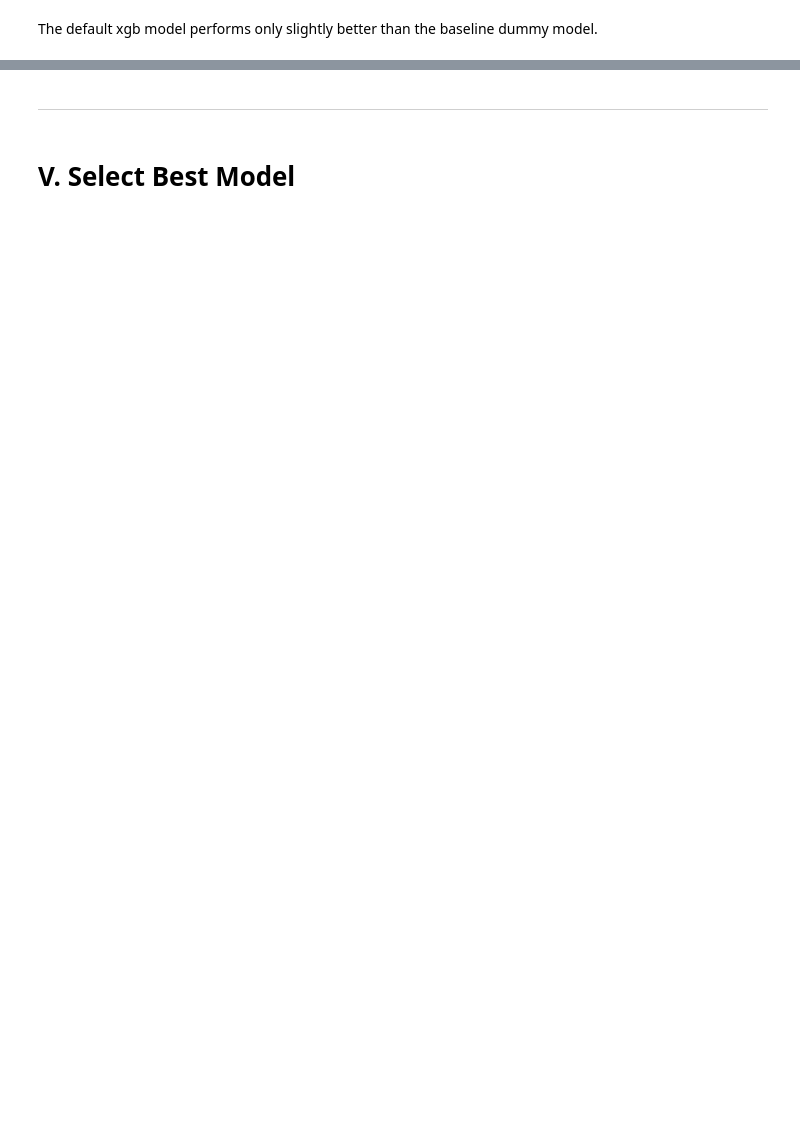
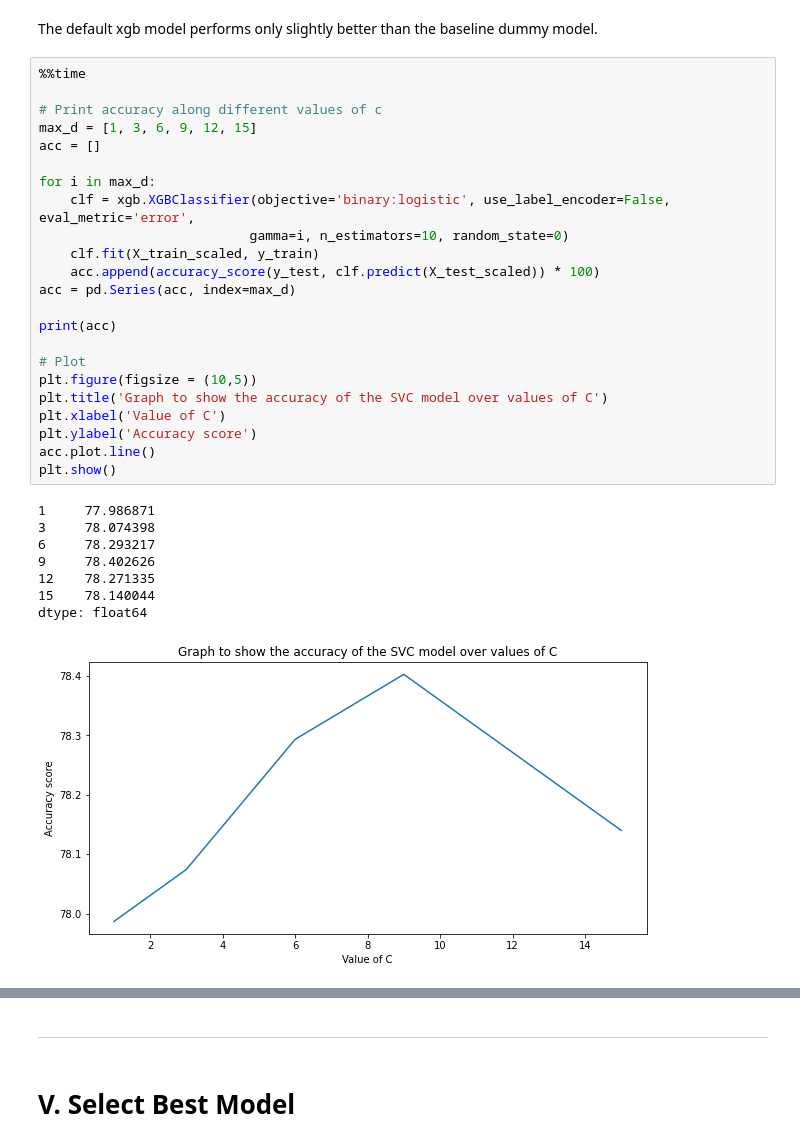
Before and after one commit to divzueri/Data-Science-Projects, a Jupyter notebook: HRAnalytics/notebooks/4_Modeling.ipynb, the cells around one changed output, grey strips where cells are left out. Drawn from its saved outputs; the diff is of its cells as text; blank space fills up the shorter version.

```diff
--- a/HRAnalytics/notebooks/4_Modeling.ipynb
+++ b/HRAnalytics/notebooks/4_Modeling.ipynb
@@ -632,2 +594,34 @@ plot_confusion_matrix(XGB, X_test_scaled, y_test);
 # %% [markdown]
 The default xgb model performs only slightly better than the baseline dummy model.
+# %%
+%%time
+
+# Print accuracy along different values of c
+max_d = [1, 3, 6, 9, 12, 15]
+acc = []
+
+for i in max_d:
+    clf = xgb.XGBClassifier(objective='binary:logistic', use_label_encoder=False, eval_metric='error',
+                           gamma=i, n_estimators=10, random_state=0)
+    clf.fit(X_train_scaled, y_train)
+    acc.append(accuracy_score(y_test, clf.predict(X_test_scaled)) * 100)
+acc = pd.Series(acc, index=max_d)
+
+print(acc)
+
+# Plot
+plt.figure(figsize = (10,5))
+plt.title('Graph to show the accuracy of the SVC model over values of C')
+plt.xlabel('Value of C')
+plt.ylabel('Accuracy score')
+acc.plot.line()
+plt.show()
+# %% [output]
+1     77.986871
+3     78.074398
+6     78.293217
+9     78.402626
+12    78.271335
+15    78.140044
+dtype: float64
+[figure, added]
```
Also changed, not shown: parts of 38 cells of this notebook.
